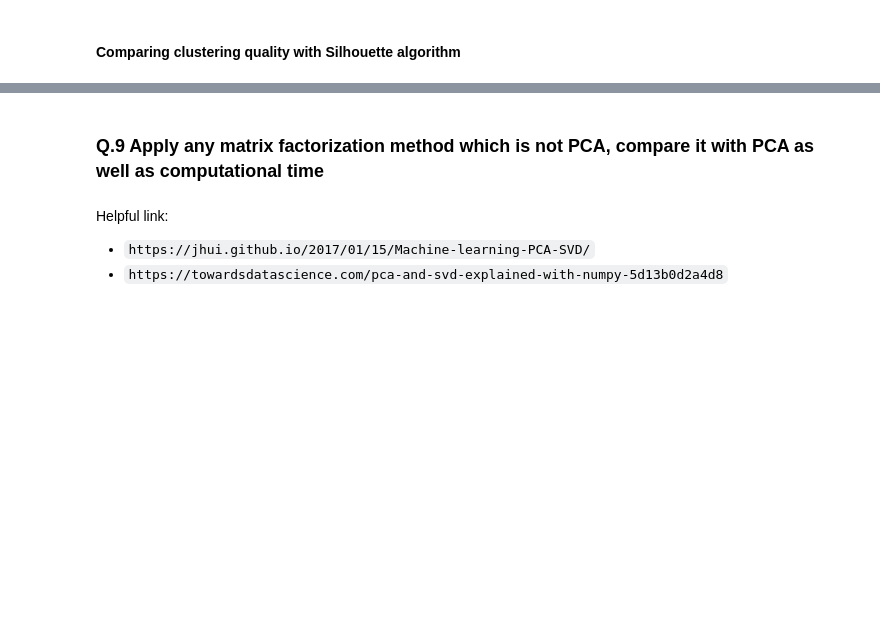
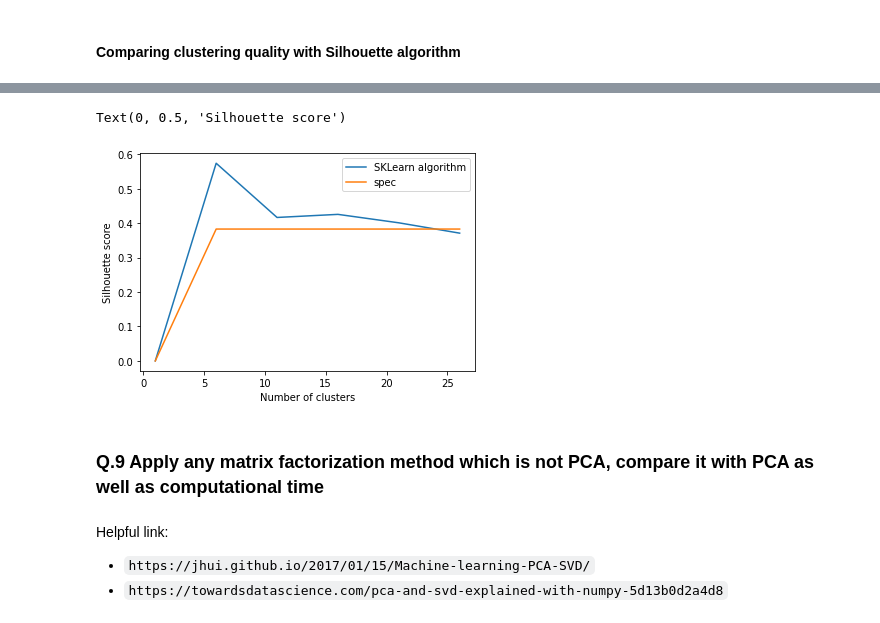
Before and after one commit to MarinaChau/IASD_classes, a Jupyter notebook: TP_FML_SingleCellDataset_.ipynb, the cells around one changed output, grey strips where cells are left out. Saved outputs shown, nothing was run; the diff lists cells and outputs as text; code cells hidden in the pictures; blank space fills up the shorter version.

```diff
--- a/TP_FML_SingleCellDataset_.ipynb
+++ b/TP_FML_SingleCellDataset_.ipynb
@@ -587,0 +630,14 @@ sklearn.metrics.silhouette_score(X, labels, *, metric='euclidean', sample_size=N
+# %%
+# score with kmean
+kmeans_sil_score = []
+kmeans_label = []
+step = 30
+n_cluster = range(1, step, 5)
+for iter in range(1, step, 5):
+    kmeans_clustering = KMeans(n_clusters=iter, random_state=0).fit(X=x_2d)
+    kmeans_label.append(kmeans_clustering.labels_)
+    print(np.unique(kmeans_clustering.labels_))
+    if len(np.unique(kmeans_clustering.labels_)) > 2:
+        kmeans_sil_score.append(sklearn.metrics.silhouette_score(x_2d, kmeans_clustering.labels_, metric='euclidean', sample_size=None, random_state=None))
+    else:
+        kmeans_sil_score.append(0)
@@ -587,0 +667,17 @@ sklearn.metrics.silhouette_score(X, labels, *, metric='euclidean', sample_size=N
+# %%
+# score with spec
+spec_sil_score = []
+spec_label = []
+step = 30
+n_cluster = range(1, step, 5)
+for iter in range(1, step, 5):
+    spec_clustering = SpectralClustering(n_clusters=iter,
+        assign_labels='discretize',
+         random_state=0).fit(x_2d)
+    spec_label.append(spec_clustering.labels_)
+    print(np.unique(spec_clustering.labels_))
+    if len(np.unique(spec_clustering.labels_)) > 2:
+        spec_sil_score.append(sklearn.metrics.silhouette_score(x_2d, spectral_clustering.labels_, metric='euclidean', sample_size=None, random_state=None))
+        print(sklearn.metrics.silhouette_score(x_2d, spectral_clustering.labels_, metric='euclidean', sample_size=None, random_state=None))
+    else:
+        spec_sil_score.append(0)
@@ -588,3 +697,11 @@ sklearn.metrics.silhouette_score(X, labels, *, metric='euclidean', sample_size=N
+# %%
+sns.lineplot(n_cluster, kmeans_sil_score, label='SKLearn algorithm')
+sns.lineplot(n_cluster, spec_sil_score, label='spec')
+plt.xlabel('Number of clusters')
+plt.ylabel('Silhouette score')
+# %% [output]
+Text(0, 0.5, 'Silhouette score')
+[figure, added]
 # %% [markdown]
 ### Q.9 Apply any matrix factorization method which is not PCA, compare it with PCA as well as computational time
 # %% [markdown]
```
Also changed, not shown: parts of 30 cells of this notebook.
